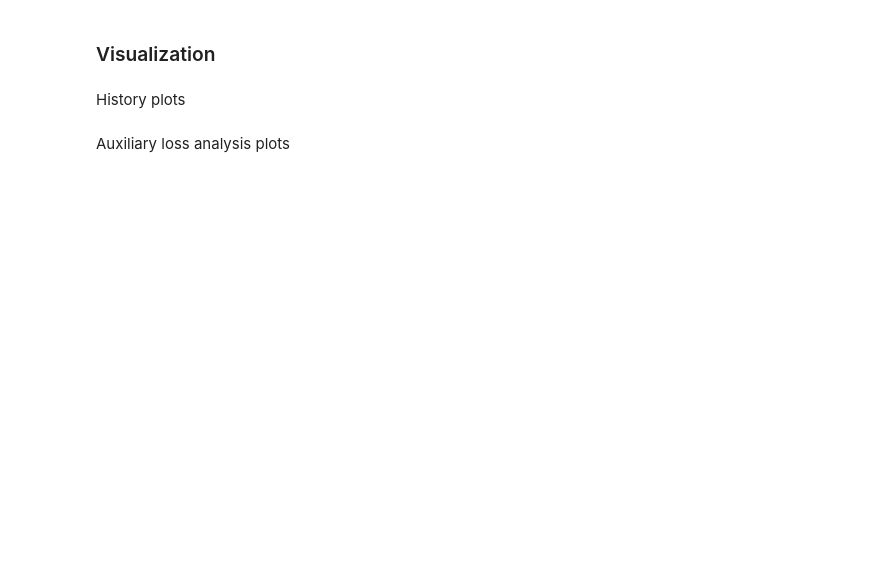
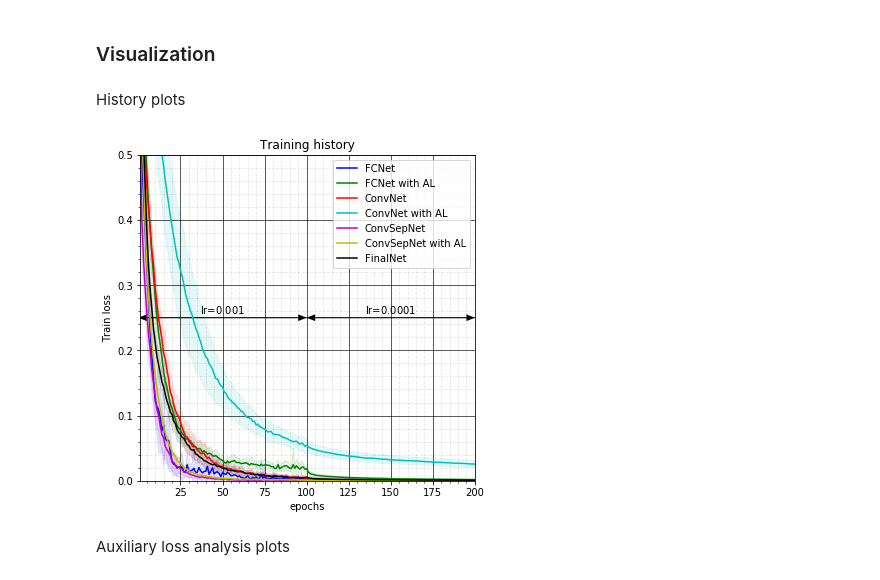
Before and after one commit to sylvainlugeon/deep-learning-projects, a Jupyter notebook: DL_MP1_fred.ipynb, the cells around one changed output. Cells and saved outputs as stored; diff of their text form; code cells hidden in the pictures; blank space fills up the shorter version.

Commit message:
Adding training history plots

```diff
--- a/DL_MP1_fred.ipynb
+++ b/DL_MP1_fred.ipynb
@@ -1286,7 +1213,9 @@ def plot_history(measure, k=1, start_epoch=0, deviation=False, save=False):
     if save:
         plt.savefig('./figures/' + measure + '.png')
 # %%
-#plot_history('te_acc_hist',k=1, start_epoch=5, deviation=True, save=True)
+plot_history('t_loss_hist', k=1, start_epoch=0, deviation=True, save=True)
+# %% [output]
+[figure, added]
 # %% [markdown]
 Auxiliary loss analysis plots
 # %%
```
Also changed, not shown: parts of 39 cells of this notebook, 7 other files.
